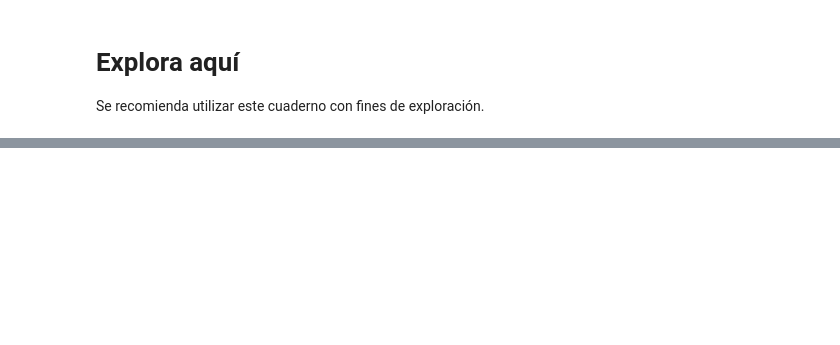
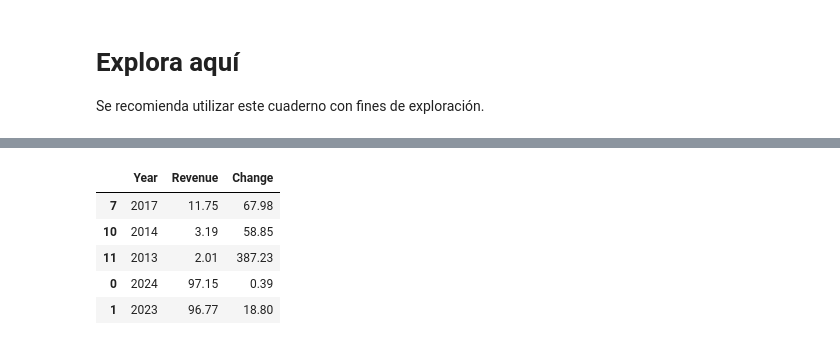
Before and after one commit to heber1502/web-scraping-project-tutorial, a Jupyter notebook: src/explore.es.ipynb, the cells around one changed output, grey strips where cells are left out. Saved outputs shown, nothing was run; the diff lists cells and outputs as text; code cells hidden in the pictures; blank space fills up the shorter version.

```diff
--- a/src/explore.es.ipynb
+++ b/src/explore.es.ipynb
@@ -111,0 +115,9 @@ connection.commit()
+# %%
+df.sample(5)
+# %% [output]
+|  | Year | Revenue | Change |
+| 7 | 2017 | 11.75 | 67.98 |
+| 10 | 2014 | 3.19 | 58.85 |
+| 11 | 2013 | 2.01 | 387.23 |
+| 0 | 2024 | 97.15 | 0.39 |
+| 1 | 2023 | 96.77 | 18.80 |
```
Also changed, not shown: parts of 15 cells of this notebook, 1 other file.
